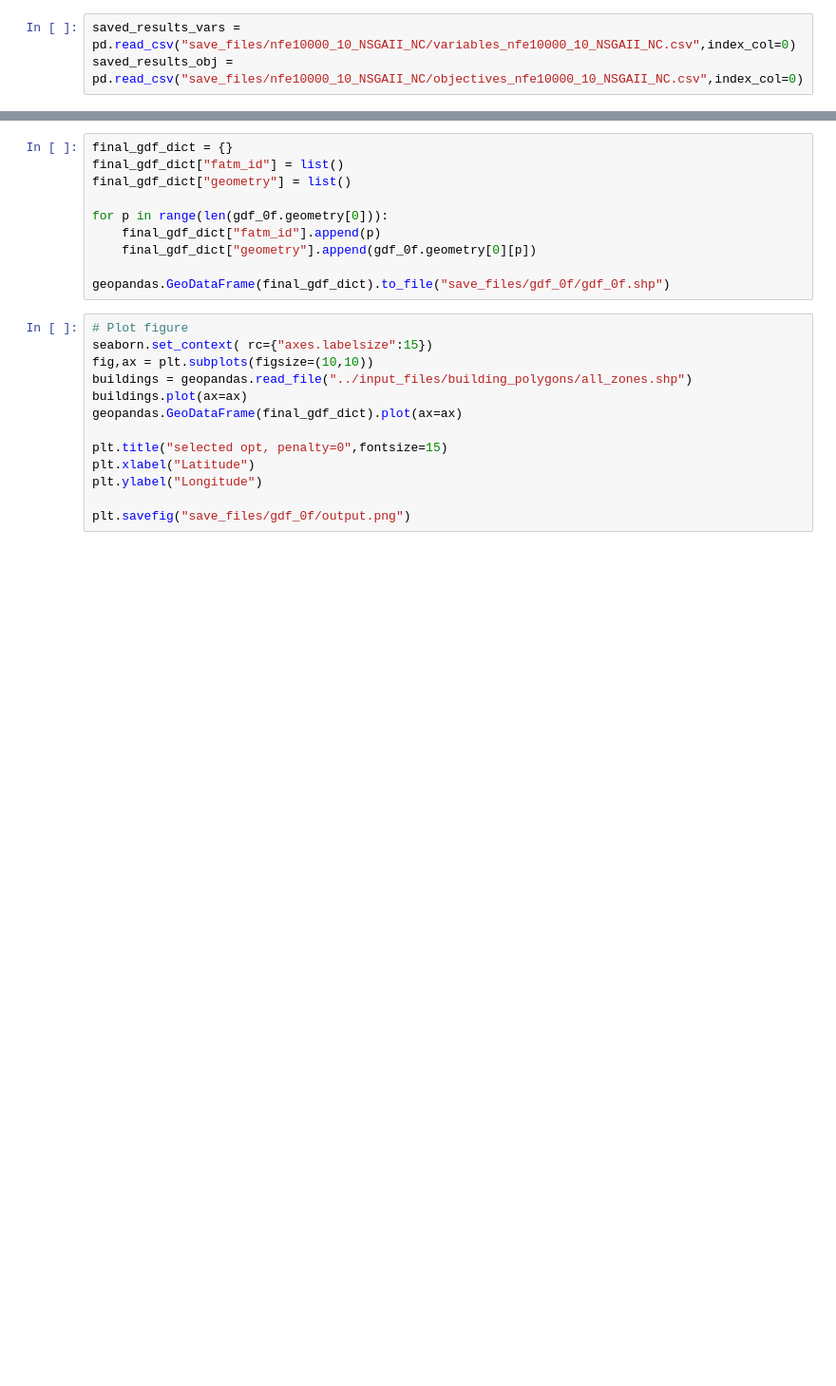
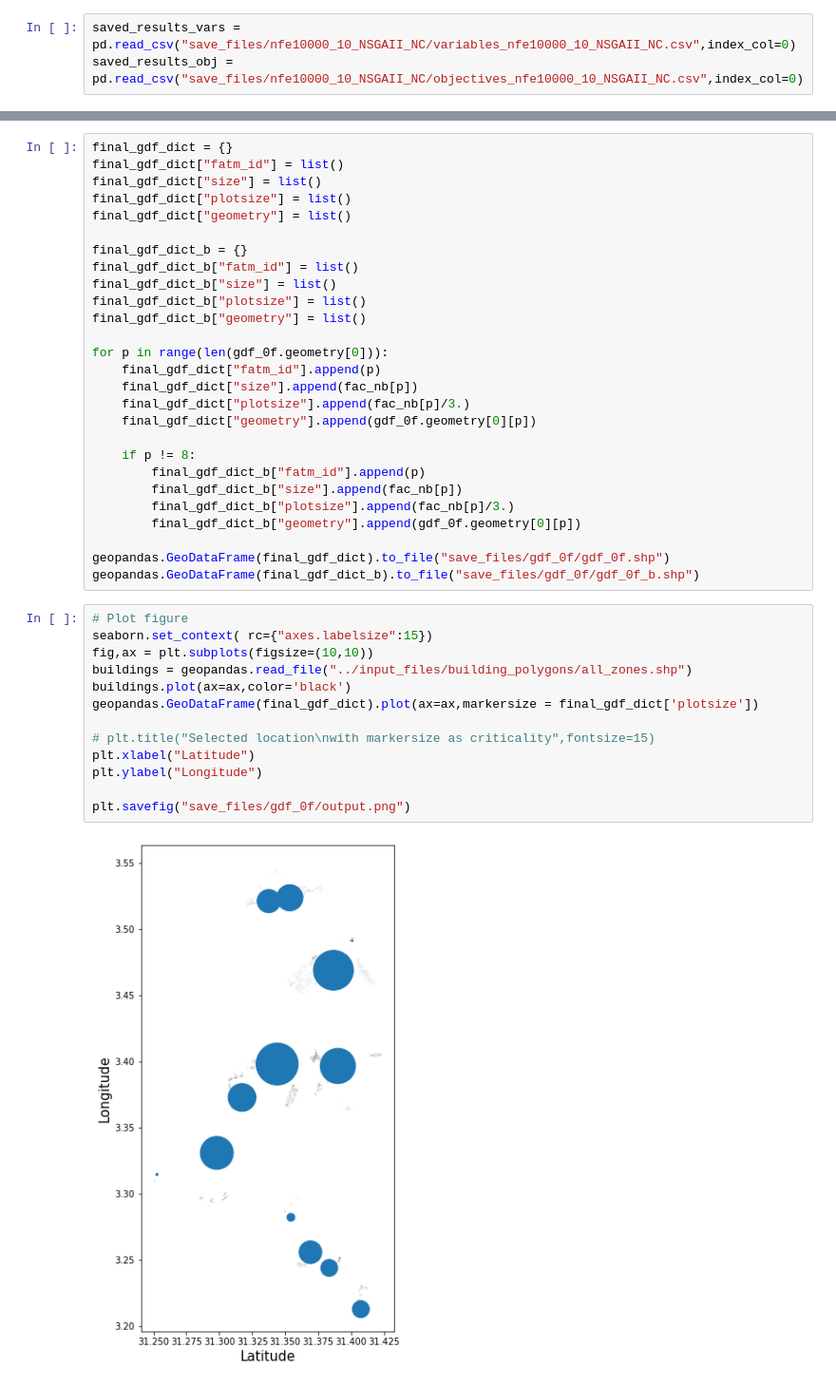
Before and after one commit to daanieo/FATM_opt, a Jupyter notebook: Optimisation.ipynb, the cells around one changed output, grey strips where cells are left out. Shown at 95% size. Saved outputs shown, nothing was run; the diff lists cells and outputs as text; blank space fills up the shorter version.

```diff
--- a/Optimisation.ipynb
+++ b/Optimisation.ipynb
@@ -204,23 +299,42 @@ print("Number of buildings is: ",len(buildings))
 # %%
 final_gdf_dict = {}
 final_gdf_dict["fatm_id"] = list()
+final_gdf_dict["size"] = list()
+final_gdf_dict["plotsize"] = list()
 final_gdf_dict["geometry"] = list()
+
+final_gdf_dict_b = {}
+final_gdf_dict_b["fatm_id"] = list()
+final_gdf_dict_b["size"] = list()
+final_gdf_dict_b["plotsize"] = list()
+final_gdf_dict_b["geometry"] = list()
 
 for p in range(len(gdf_0f.geometry[0])):
     final_gdf_dict["fatm_id"].append(p)
+    final_gdf_dict["size"].append(fac_nb[p])
+    final_gdf_dict["plotsize"].append(fac_nb[p]/3.)
     final_gdf_dict["geometry"].append(gdf_0f.geometry[0][p])
 
+    if p != 8:
+        final_gdf_dict_b["fatm_id"].append(p)
+        final_gdf_dict_b["size"].append(fac_nb[p])
+        final_gdf_dict_b["plotsize"].append(fac_nb[p]/3.)
+        final_gdf_dict_b["geometry"].append(gdf_0f.geometry[0][p])
+
 geopandas.GeoDataFrame(final_gdf_dict).to_file("save_files/gdf_0f/gdf_0f.shp")
+geopandas.GeoDataFrame(final_gdf_dict_b).to_file("save_files/gdf_0f/gdf_0f_b.shp")
 # %%
 # Plot figure
 seaborn.set_context( rc={"axes.labelsize":15})
 fig,ax = plt.subplots(figsize=(10,10))
 buildings = geopandas.read_file("../input_files/building_polygons/all_zones.shp")
-buildings.plot(ax=ax)
-geopandas.GeoDataFrame(final_gdf_dict).plot(ax=ax)
+buildings.plot(ax=ax,color='black')
+geopandas.GeoDataFrame(final_gdf_dict).plot(ax=ax,markersize = final_gdf_dict['plotsize'])
 
-plt.title("selected opt, penalty=0",fontsize=15)
+# plt.title("Selected location\nwith markersize as criticality",fontsize=15)
 plt.xlabel("Latitude")
 plt.ylabel("Longitude")
 
 plt.savefig("save_files/gdf_0f/output.png")
+# %% [output]
+[figure, added]
```
Also changed, not shown: parts of 15 cells of this notebook, 10 other files.
